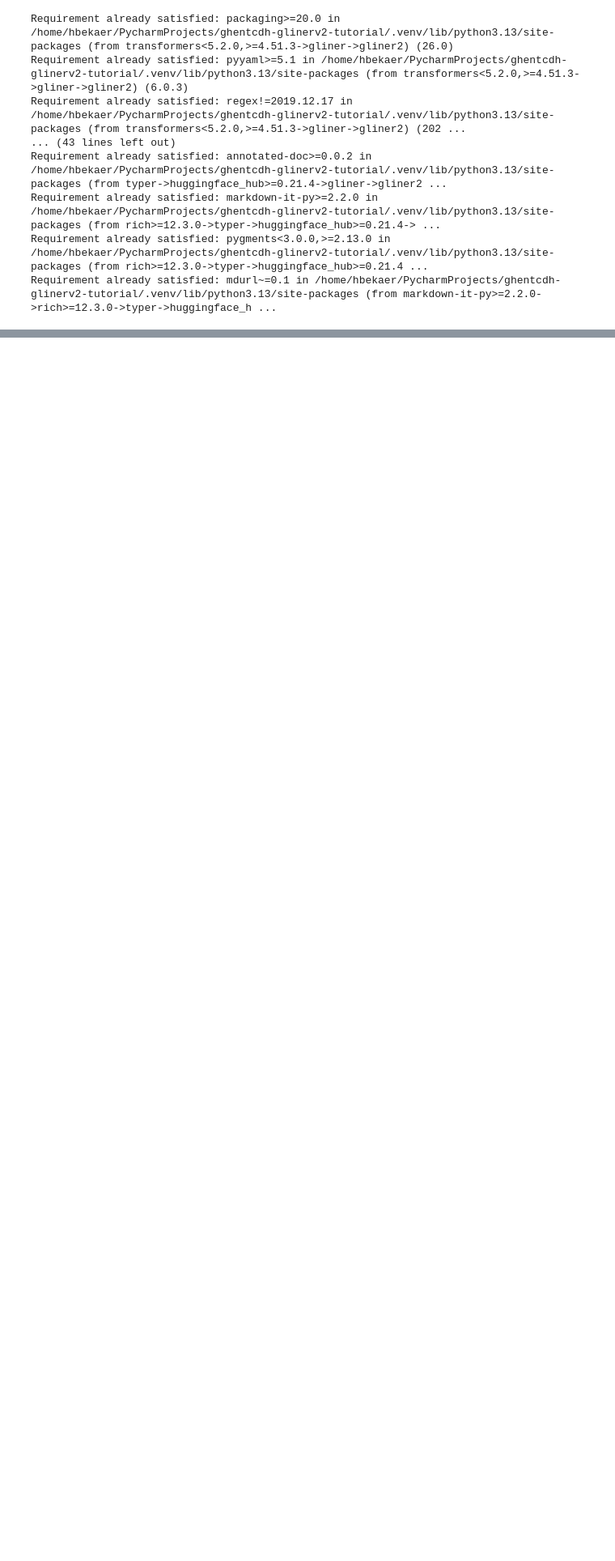
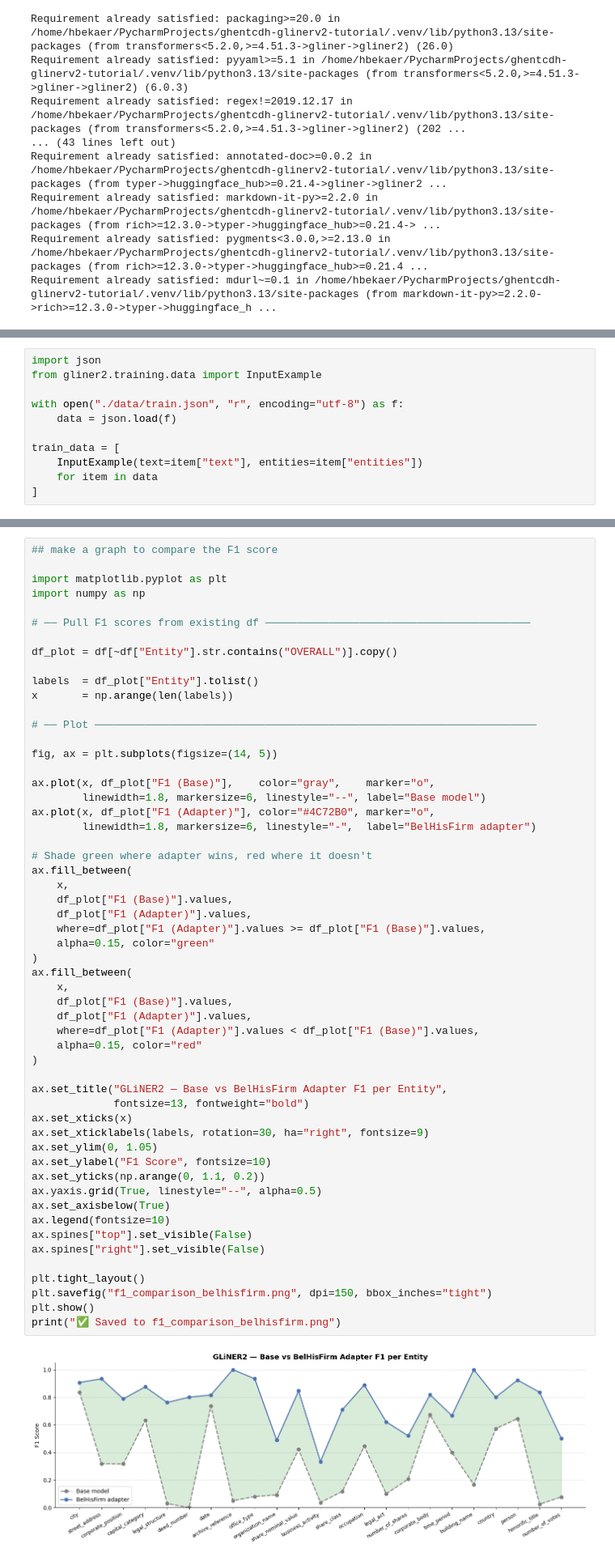
Before and after one commit to GhentCDH/ghentcdh-glinerv2-tutorial, a Jupyter notebook: GLiNER2_BelHisFirm/GLiNER2_LoRA_BelHisFirm.ipynb, the cells around one changed output, grey strips where cells are left out. Shown at 81% size. Saved outputs shown, nothing was run; the diff lists cells and outputs as text; blank space fills up the shorter version.

Commit message:
verdere LoRA training

```diff
--- a/GLiNER2_BelHisFirm/GLiNER2_LoRA_BelHisFirm.ipynb
+++ b/GLiNER2_BelHisFirm/GLiNER2_LoRA_BelHisFirm.ipynb
@@ -287,0 +248,11 @@ Requirement already satisfied: mdurl~=0.1 in /home/hbekaer/PycharmProjects/ghent
+# %%
+import json
+from gliner2.training.data import InputExample
+
+with open("./data/train.json", "r", encoding="utf-8") as f:
+    data = json.load(f)
+
+train_data = [
+    InputExample(text=item["text"], entities=item["entities"])
+    for item in data
+]
@@ -287,0 +568,57 @@ Requirement already satisfied: mdurl~=0.1 in /home/hbekaer/PycharmProjects/ghent
+# %%
+## make a graph to compare the F1 score
+
+import matplotlib.pyplot as plt
+import numpy as np
+
+# ── Pull F1 scores from existing df ──────────────────────────────────────────
+
+df_plot = df[~df["Entity"].str.contains("OVERALL")].copy()
+
+labels  = df_plot["Entity"].tolist()
+x       = np.arange(len(labels))
+
+# ── Plot ──────────────────────────────────────────────────────────────────────
+
+fig, ax = plt.subplots(figsize=(14, 5))
+
+ax.plot(x, df_plot["F1 (Base)"],    color="gray",    marker="o",
+        linewidth=1.8, markersize=6, linestyle="--", label="Base model")
+ax.plot(x, df_plot["F1 (Adapter)"], color="#4C72B0", marker="o",
+        linewidth=1.8, markersize=6, linestyle="-",  label="BelHisFirm adapter")
+
+# Shade green where adapter wins, red where it doesn't
+ax.fill_between(
+    x,
+    df_plot["F1 (Base)"].values,
+    df_plot["F1 (Adapter)"].values,
+    where=df_plot["F1 (Adapter)"].values >= df_plot["F1 (Base)"].values,
+    alpha=0.15, color="green"
+)
+ax.fill_between(
+    x,
+    df_plot["F1 (Base)"].values,
+    df_plot["F1 (Adapter)"].values,
+    where=df_plot["F1 (Adapter)"].values < df_plot["F1 (Base)"].values,
+    alpha=0.15, color="red"
+)
+
+ax.set_title("GLiNER2 — Base vs BelHisFirm Adapter F1 per Entity",
+             fontsize=13, fontweight="bold")
+ax.set_xticks(x)
+ax.set_xticklabels(labels, rotation=30, ha="right", fontsize=9)
+ax.set_ylim(0, 1.05)
+ax.set_ylabel("F1 Score", fontsize=10)
+ax.set_yticks(np.arange(0, 1.1, 0.2))
+ax.yaxis.grid(True, linestyle="--", alpha=0.5)
+ax.set_axisbelow(True)
+ax.legend(fontsize=10)
+ax.spines["top"].set_visible(False)
+ax.spines["right"].set_visible(False)
+
+plt.tight_layout()
+plt.savefig("f1_comparison_belhisfirm.png", dpi=150, bbox_inches="tight")
+plt.show()
+print("✅ Saved to f1_comparison_belhisfirm.png")
+# %% [output]
+[figure, added]
```
Also changed, not shown: parts of 41 cells of this notebook, 6 other files.
